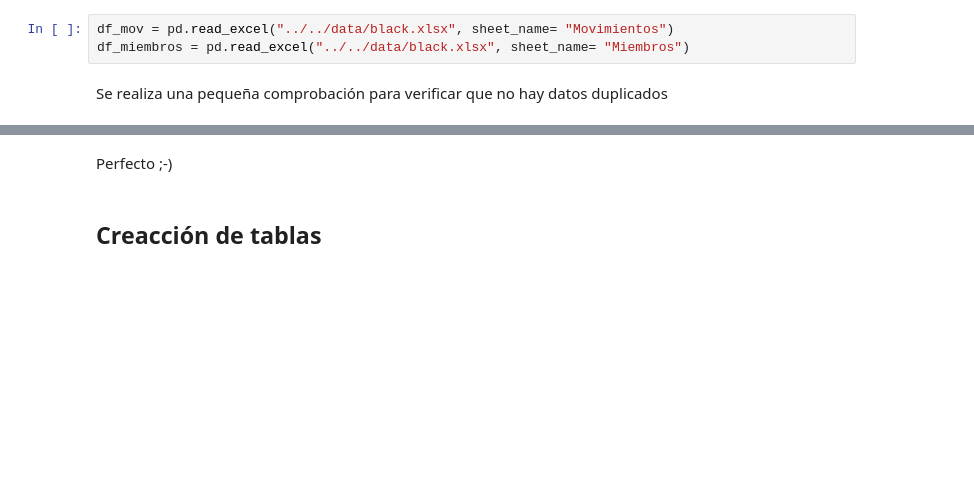
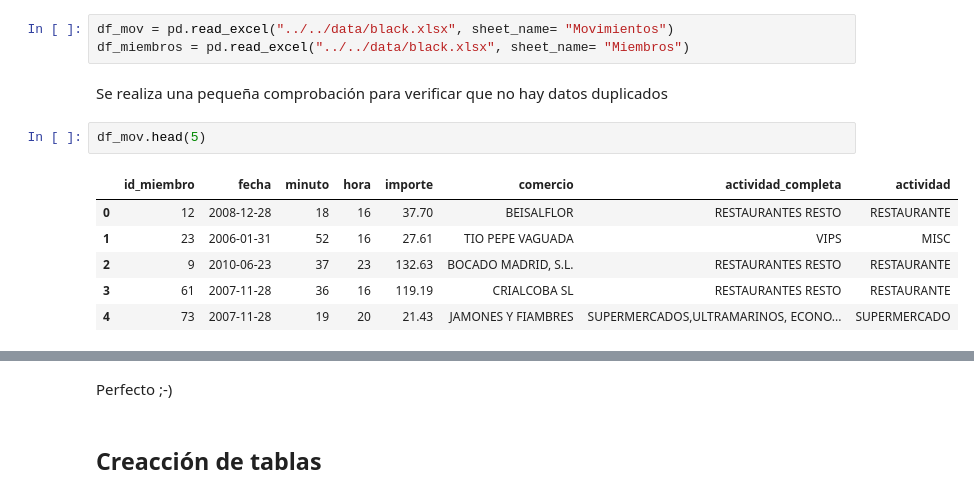
Before and after one commit to dvillaj/Taller_BBDD, a Jupyter notebook: postgresql/black/Tarjetas Black.ipynb, the cells around one changed output, grey strips where cells are left out. Saved outputs shown, nothing was run; the diff lists cells and outputs as text; blank space fills up the shorter version.

```diff
--- a/postgresql/black/Tarjetas Black.ipynb
+++ b/postgresql/black/Tarjetas Black.ipynb
@@ -21,5 +23,14 @@ df_mov = pd.read_excel("../../data/black.xlsx", sheet_name= "Movimientos")
 df_miembros = pd.read_excel("../../data/black.xlsx", sheet_name= "Miembros")
 # %% [markdown]
 Se realiza una pequeña comprobación para verificar que no hay datos duplicados
+# %%
+df_mov.head(5)
+# %% [output]
+|  | id_miembro | fecha | minuto | hora | importe | comercio | actividad_completa | actividad |
+| 0 | 12 | 2008-12-28 | 18 | 16 | 37.70 | BEISALFLOR | RESTAURANTES RESTO | RESTAURANTE |
+| 1 | 23 | 2006-01-31 | 52 | 16 | 27.61 | TIO PEPE VAGUADA | VIPS | MISC |
+| 2 | 9 | 2010-06-23 | 37 | 23 | 132.63 | BOCADO MADRID, S.L. | RESTAURANTES RESTO | RESTAURANTE |
+| 3 | 61 | 2007-11-28 | 36 | 16 | 119.19 | CRIALCOBA SL | RESTAURANTES RESTO | RESTAURANTE |
+| 4 | 73 | 2007-11-28 | 19 | 20 | 21.43 | JAMONES Y FIAMBRES | SUPERMERCADOS,ULTRAMARINOS, ECONO... | SUPERMERCADO |
 # %%
 df_mov.groupby(['fecha', 'id_miembro', 'hora', 'minuto', 'comercio', 'importe']).count().query('actividad > 1').head()
```
Also changed, not shown: parts of 22 cells of this notebook, 6 other files.
